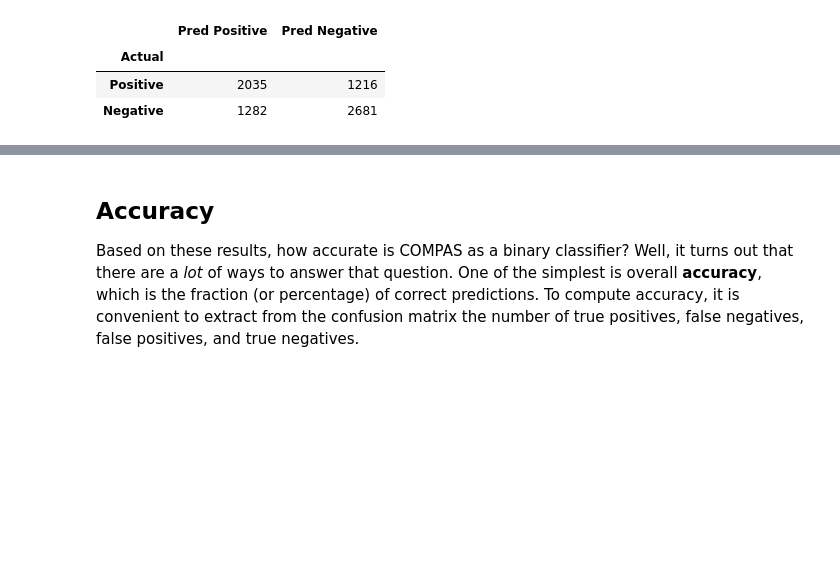
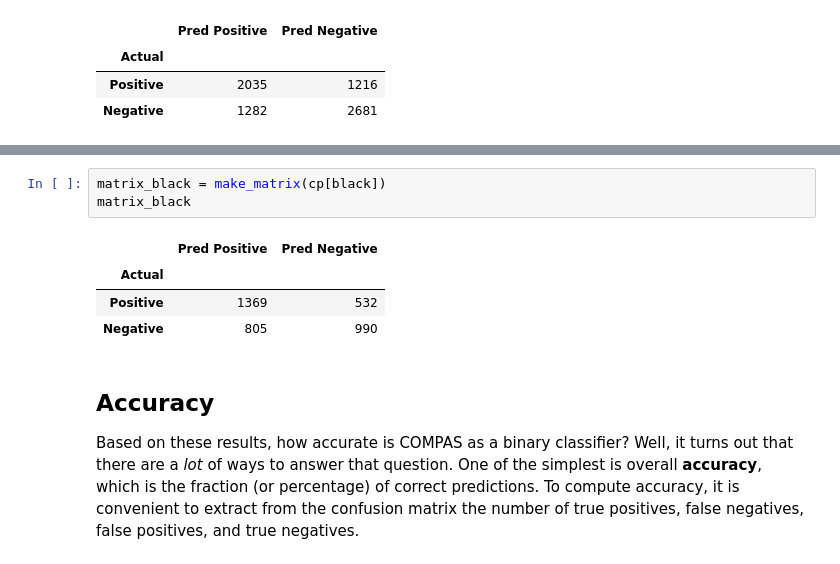
Before and after one commit to AllenDowney/RecidivismCaseStudy, a Jupyter notebook: 01_classification.ipynb, the cells around one changed output, grey strips where cells are left out. Drawn from its saved outputs; the diff is of its cells as text; blank space fills up the shorter version.

```diff
--- a/01_classification.ipynb
+++ b/01_classification.ipynb
@@ -359,3 +367,11 @@ matrix_all
+# %%
+matrix_black = make_matrix(cp[black])
+matrix_black
+# %% [output]
+|  | Pred Positive | Pred Negative |
+| Actual |  |  |
+| Positive | 1369 | 532 |
+| Negative | 805 | 990 |
 # %% [markdown]
 ## Accuracy
 
```
Also changed, not shown: parts of 1 cell of this notebook, 1 other file.
